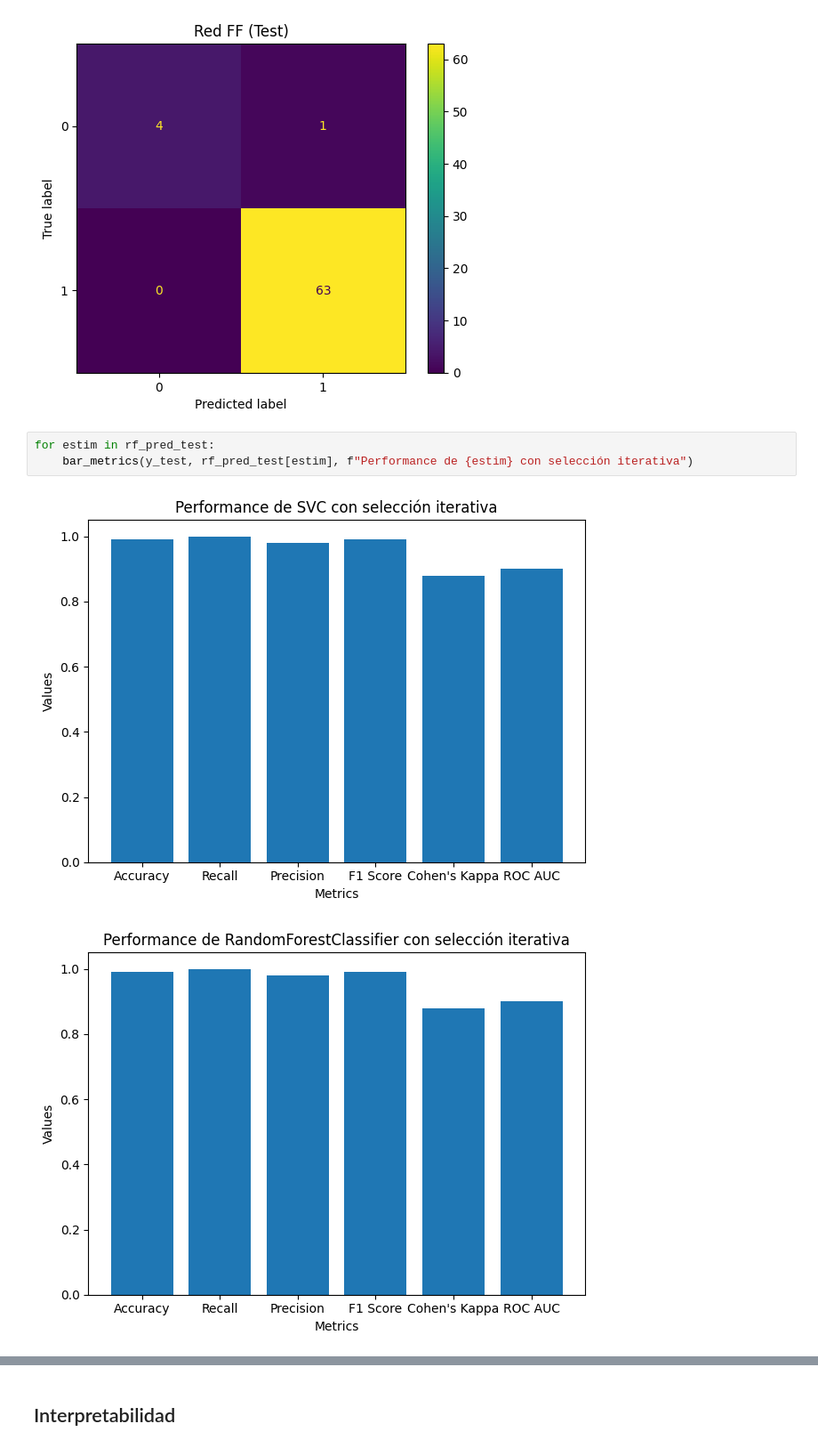
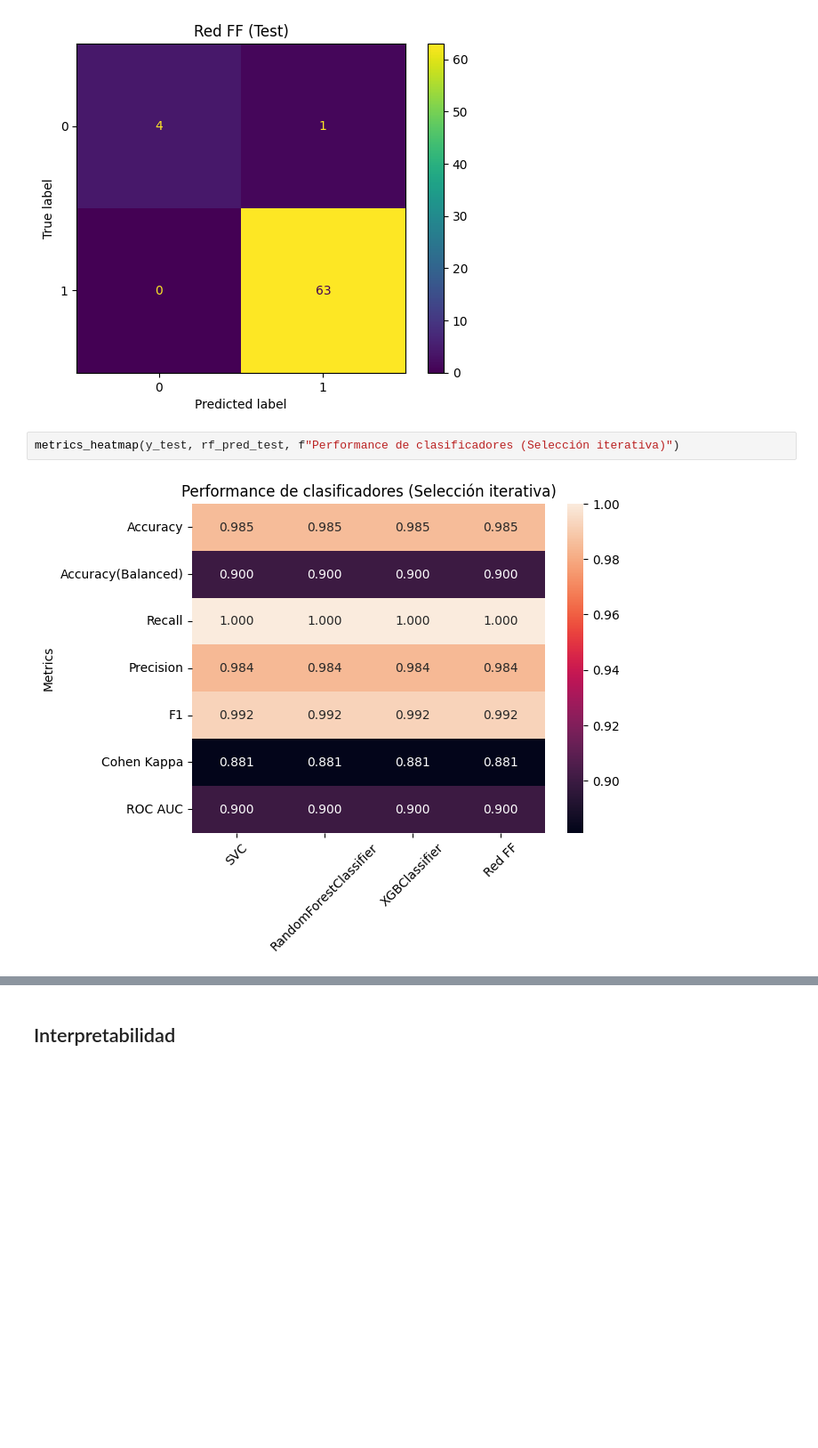
Before and after one commit to G-Urrea/Proyecto_Metilacion_ADN, a Jupyter notebook: notebooks/03-modeling_gene.ipynb, the cells around one changed output, grey strips where cells are left out. Shown at 89% size. Drawn from its saved outputs; the diff is of its cells as text; blank space fills up the shorter version.

```diff
--- a/notebooks/03-modeling_gene.ipynb
+++ b/notebooks/03-modeling_gene.ipynb
@@ -253,8 +245,6 @@ for estim in rf_pred_test:
 [figure]
 [figure]
 # %%
-for estim in rf_pred_test:
-    bar_metrics(y_test, rf_pred_test[estim], f"Performance de {estim} con selección iterativa")
+metrics_heatmap(y_test, rf_pred_test, f"Performance de clasificadores (Selección iterativa)")
 # %% [output]
-[figure, old version]
+[figure, new version]
-[figure, removed]
```
Also changed, not shown: parts of 13 cells of this notebook, 3 other files.
